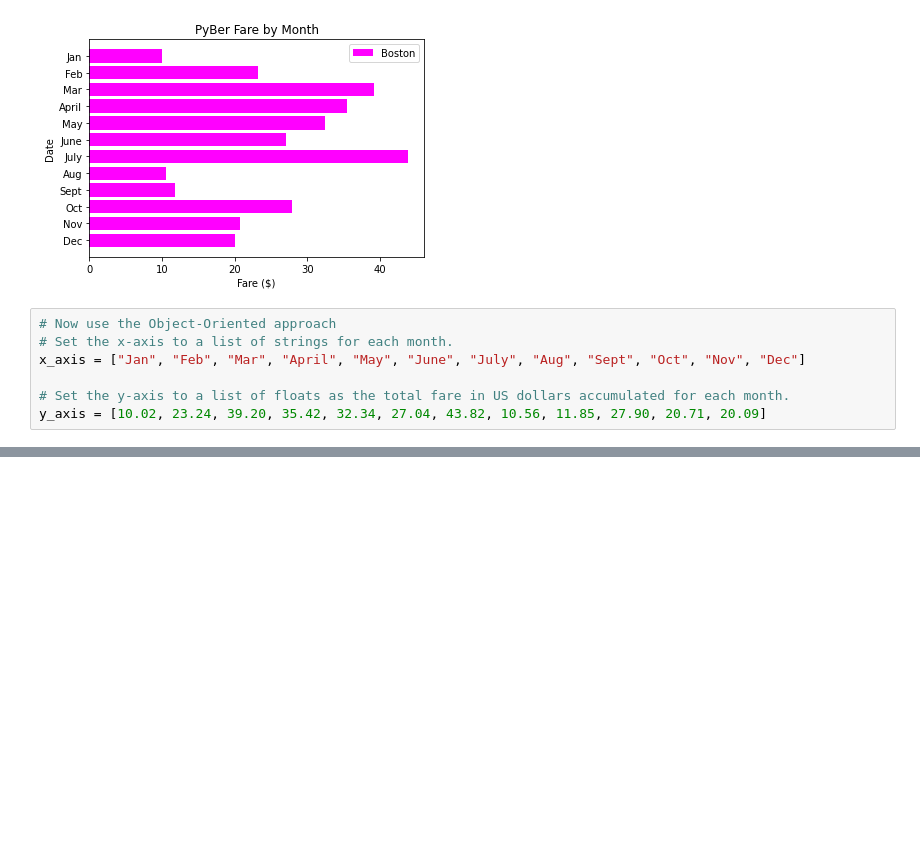
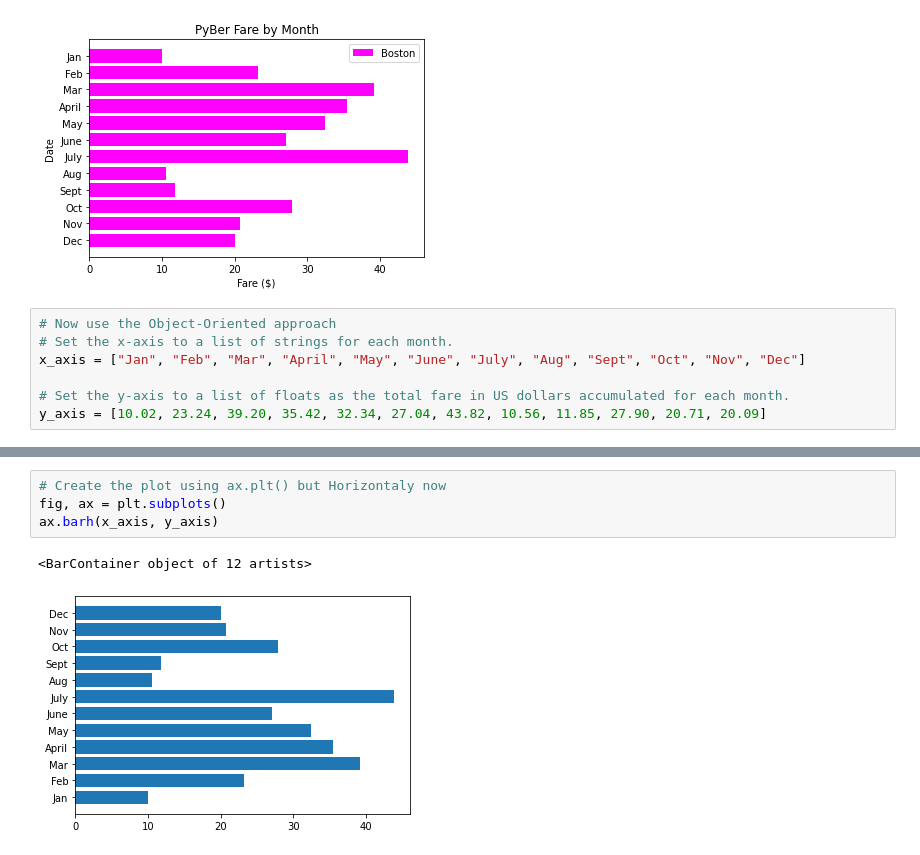
Before and after one commit to DavidGGonzalez/PyBer_Analysis, a Jupyter notebook: matplotlib_practice.ipynb, the cells around one changed output, grey strips where cells are left out. Drawn from its saved outputs; the diff is of its cells as text; blank space fills up the shorter version.

Commit message:
Just started working with the bar char using object-oriented approach

```diff
--- a/matplotlib_practice.ipynb
+++ b/matplotlib_practice.ipynb
@@ -279,0 +291,7 @@ y_axis = [10.02, 23.24, 39.20, 35.42, 32.34, 27.04, 43.82, 10.56, 11.85, 27.90,
+# %%
+# Create the plot using ax.plt() but Horizontaly now
+fig, ax = plt.subplots()
+ax.barh(x_axis, y_axis)
+# %% [output]
+<BarContainer object of 12 artists>
+[figure, added]
```
Also changed, not shown: parts of 5 cells of this notebook, 1 other file.
